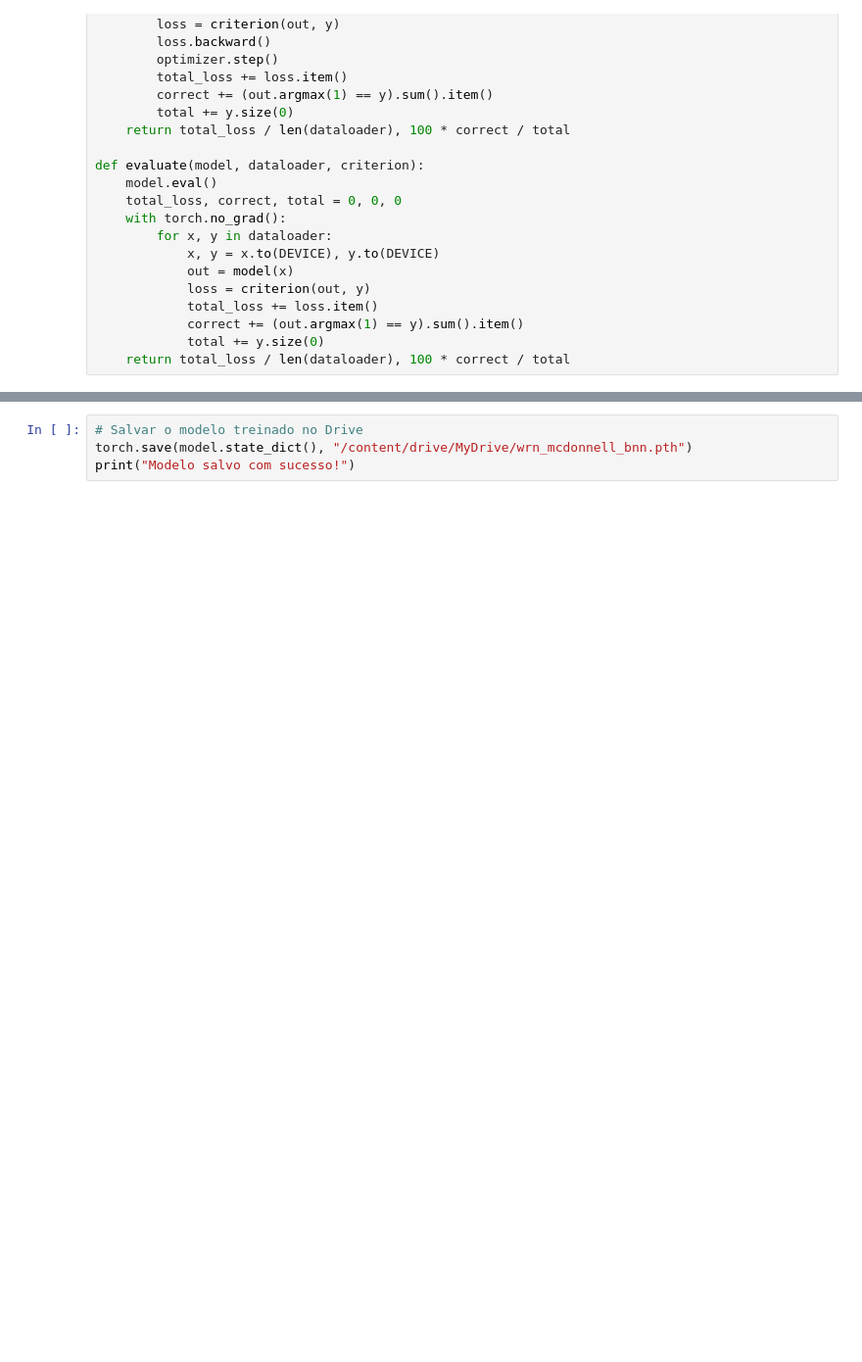
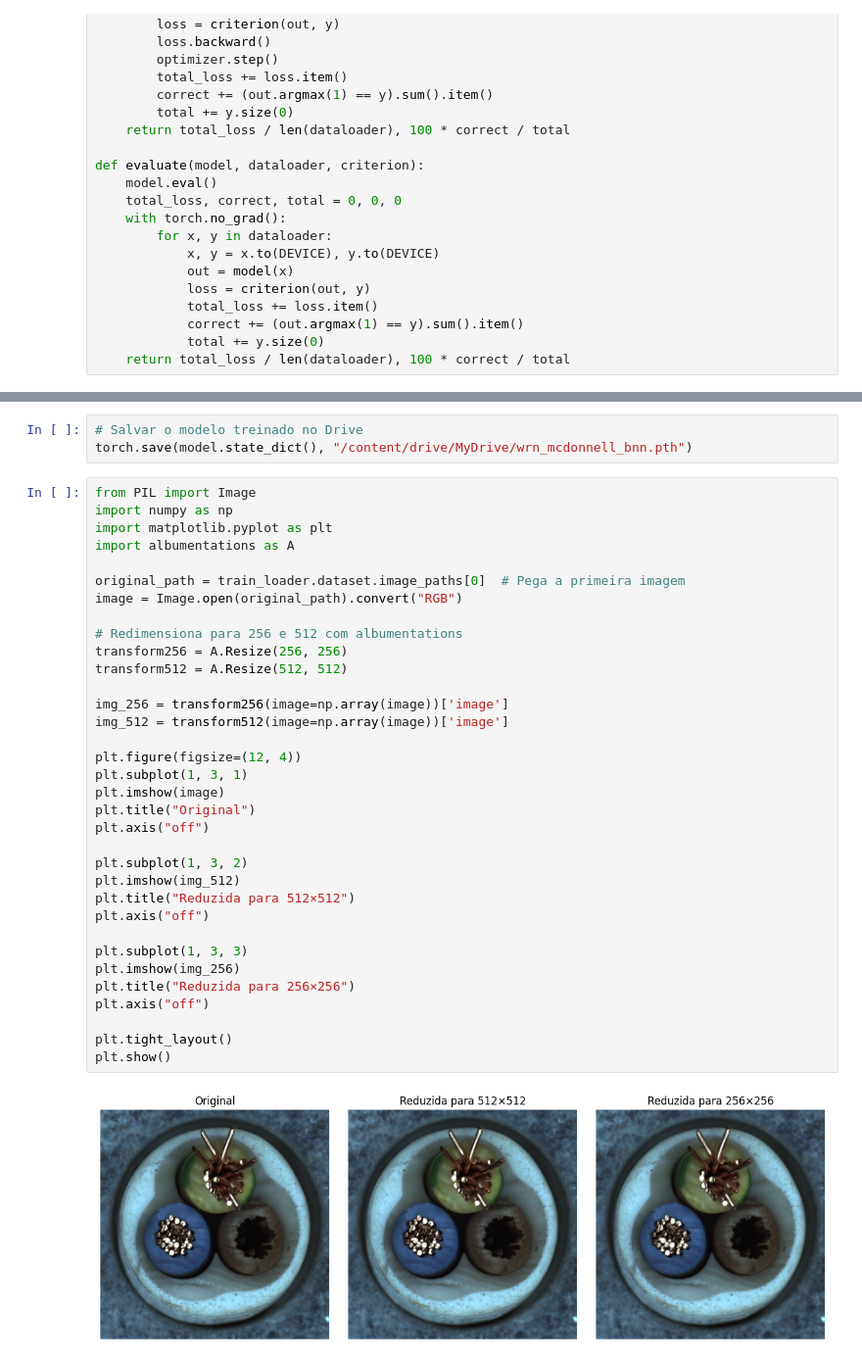
Before and after one commit to ICEI-PUC-Minas-PPL-CDIA/projeto-5-redes-profundas-projeto-v-produtos-industriais, a Jupyter notebook: src/treinamento.ipynb, the cells around one changed output, grey strips where cells are left out. Shown at 98% size. Cells and saved outputs as stored; diff of their text form; blank space fills up the shorter version.

```diff
--- a/src/treinamento.ipynb
+++ b/src/treinamento.ipynb
@@ -100,4 +370,39 @@ plt.show()
 # %%
 # Salvar o modelo treinado no Drive
 torch.save(model.state_dict(), "/content/drive/MyDrive/wrn_mcdonnell_bnn.pth")
-print("Modelo salvo com sucesso!")
+# %%
+from PIL import Image
+import numpy as np
+import matplotlib.pyplot as plt
+import albumentations as A
+
+original_path = train_loader.dataset.image_paths[0]  # Pega a primeira imagem
+image = Image.open(original_path).convert("RGB")
+
+# Redimensiona para 256 e 512 com albumentations
+transform256 = A.Resize(256, 256)
+transform512 = A.Resize(512, 512)
+
+img_256 = transform256(image=np.array(image))['image']
+img_512 = transform512(image=np.array(image))['image']
+
+plt.figure(figsize=(12, 4))
+plt.subplot(1, 3, 1)
+plt.imshow(image)
+plt.title("Original")
+plt.axis("off")
+
+plt.subplot(1, 3, 2)
+plt.imshow(img_512)
+plt.title("Reduzida para 512×512")
+plt.axis("off")
+
+plt.subplot(1, 3, 3)
+plt.imshow(img_256)
+plt.title("Reduzida para 256×256")
+plt.axis("off")
+
+plt.tight_layout()
+plt.show()
+# %% [output]
+[figure, added]
```
Also changed, not shown: parts of 18 cells of this notebook.
